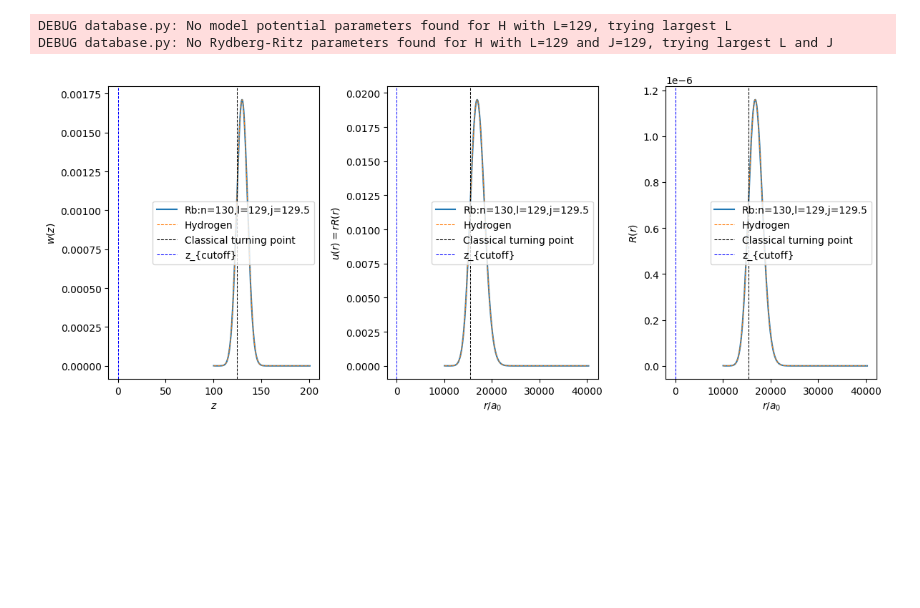
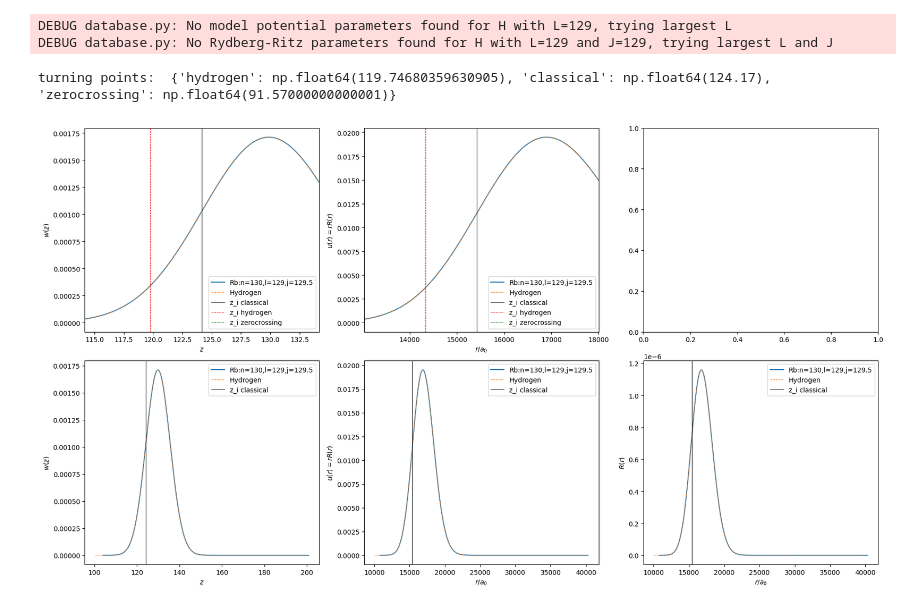
Before and after one commit to pairinteraction/ryd-numerov, a Jupyter notebook: docs/examples/rubidium_wavefunction.ipynb, the cells around one changed output. Drawn from its saved outputs; the diff is of its cells as text; code cells hidden in the pictures; blank space fills up the shorter version.

```diff
--- a/docs/examples/rubidium_wavefunction.ipynb
+++ b/docs/examples/rubidium_wavefunction.ipynb
@@ -28,37 +28,57 @@ DEBUG database.py: No model potential parameters found for H with L=129, trying
 DEBUG database.py: No Rydberg-Ritz parameters found for H with L=129 and J=129, trying largest L and J
 # %%
 label = f"{atom.species}:n={atom.n},l={atom.l},j={atom.j}"
-fig, axs = plt.subplots(1, 3, figsize=(12, 5))
-z_turning_point = atom.calc_z_turning_point()
+fig, axs = plt.subplots(2, 3, figsize=(18, 10))
+z_i = {which: atom.model.calc_z_turning_point(which) for which in ["hydrogen", "classical", "zerocrossing"]}
+print("turning points: ", z_i)
 
-axs[0].plot(atom.grid.zlist, atom.wlist, "C0-", label=label)
-axs[0].plot(hydrogen.grid.zlist, hydrogen.wlist, "C1--", lw=0.75, label="Hydrogen")
-axs[0].axvline(z_turning_point, color="k", ls="--", lw=0.75, label="Classical turning point")
-axs[0].axvline(atom.z_cutoff, color="blue", ls="--", lw=0.75, label=r"z_{cutoff}")
-axs[0].set_xlabel(r"$z$")
-axs[0].set_ylabel(r"$w(z)$")
-axs[0].legend()
+axs[0, 0].plot(atom.grid.zlist, atom.wlist, "C0-", label=label)
+axs[0, 0].plot(hydrogen.grid.zlist, hydrogen.wlist, "C1--", lw=0.75, label="Hydrogen")
+axs[0, 0].axvline(z_i["classical"], color="k", ls="-", lw=0.75, label="z_i classical")
+axs[0, 0].axvline(z_i["hydrogen"], color="red", ls="--", lw=0.75, label="z_i hydrogen")
+axs[0, 0].axvline(z_i["zerocrossing"], color="green", ls="--", lw=0.75, label="z_i zerocrossing")
+axs[0, 0].set_xlabel(r"$z$")
+axs[0, 0].set_ylabel(r"$w(z)$")
+axs[0, 0].legend()
+zmin, zmax = max(0, z_i["classical"] - 10), z_i["classical"] + 10
+axs[0, 0].set_xlim(zmin, zmax)
 
-axs[1].plot(atom.grid.xlist, atom.ulist, "C0-", label=label)
-axs[1].plot(hydrogen.grid.xlist, hydrogen.ulist, "C1--", lw=0.75, label="Hydrogen")
-axs[1].axvline(z_turning_point**2, color="k", ls="--", lw=0.75, label="Classical turning point")
-axs[1].axvline(atom.z_cutoff**2, color="blue", ls="--", lw=0.75, label=r"z_{cutoff}")
-axs[1].set_xlabel(r"$r / a_0$")
-axs[1].set_ylabel(r"$u(r) = r R(r)$")
-axs[1].legend()
+axs[0, 1].plot(atom.grid.xlist, atom.ulist, "C0-", label=label)
+axs[0, 1].plot(hydrogen.grid.xlist, hydrogen.ulist, "C1--", lw=0.75, label="Hydrogen")
+axs[0, 1].axvline(z_i["classical"] ** 2, color="k", ls="-", lw=0.75, label="z_i classical")
+axs[0, 1].axvline(z_i["hydrogen"] ** 2, color="red", ls="--", lw=0.75, label="z_i hydrogen")
+axs[0, 1].axvline(z_i["zerocrossing"] ** 2, color="green", ls="--", lw=0.75, label="z_i zerocrossing")
+axs[0, 1].set_xlabel(r"$r / a_0$")
+axs[0, 1].set_ylabel(r"$u(r) = r R(r)$")
+axs[0, 1].legend()
+axs[0, 1].set_xlim(zmin**2, zmax**2)
 
-axs[2].plot(atom.grid.xlist, atom.Rlist, "C0-", label=label)
-axs[2].plot(hydrogen.grid.xlist, hydrogen.Rlist, "C1--", lw=0.75, label="Hydrogen")
-axs[2].axvline(z_turning_point**2, color="k", ls="--", lw=0.75, label="Classical turning point")
-axs[2].axvline(atom.z_cutoff**2, color="blue", ls="--", lw=0.75, label=r"z_{cutoff}")
-axs[2].set_xlabel(r"$r / a_0$")
-axs[2].set_ylabel(r"$R(r)$")
-axs[2].legend()
+axs[1, 0].plot(atom.grid.zlist, atom.wlist, "C0-", label=label)
+axs[1, 0].plot(hydrogen.grid.zlist, hydrogen.wlist, "C1--", lw=0.75, label="Hydrogen")
+axs[1, 0].axvline(z_i["classical"], color="k", ls="-", lw=0.75, label="z_i classical")
+axs[1, 0].set_xlabel(r"$z$")
+axs[1, 0].set_ylabel(r"$w(z)$")
+axs[1, 0].legend()
+
+axs[1, 1].plot(atom.grid.xlist, atom.ulist, "C0-", label=label)
+axs[1, 1].plot(hydrogen.grid.xlist, hydrogen.ulist, "C1--", lw=0.75, label="Hydrogen")
+axs[1, 1].axvline(z_i["classical"] ** 2, color="k", ls="-", lw=0.75, label="z_i classical")
+axs[1, 1].set_xlabel(r"$r / a_0$")
+axs[1, 1].set_ylabel(r"$u(r) = r R(r)$")
+axs[1, 1].legend()
+
+axs[1, 2].plot(atom.grid.xlist, atom.Rlist, "C0-", label=label)
+axs[1, 2].plot(hydrogen.grid.xlist, hydrogen.Rlist, "C1--", lw=0.75, label="Hydrogen")
+axs[1, 2].axvline(z_i["classical"] ** 2, color="k", ls="-", lw=0.75, label="z_i classical")
+axs[1, 2].set_xlabel(r"$r / a_0$")
+axs[1, 2].set_ylabel(r"$R(r)$")
+axs[1, 2].legend()
 
 fig.tight_layout()
 plt.show()
 # %% [output]
+turning points:  {'hydrogen': np.float64(119.74680359630905), 'classical': np.float64(124.17), 'zerocrossing': np.float64(91.57000000000001)}
-[figure, old version]
+[figure, new version]
 # %%
 plot_all_potentials = True
 
```
Also changed, not shown: parts of 2 cells of this notebook, 6 other files.
